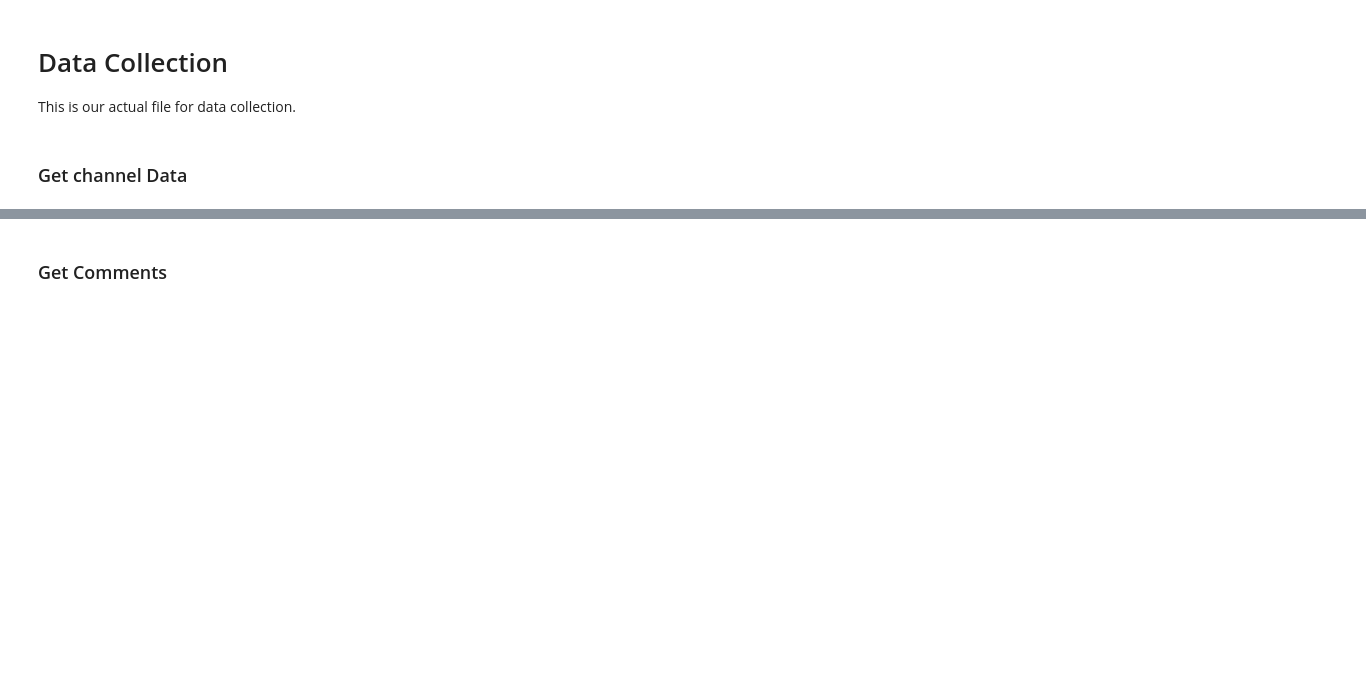
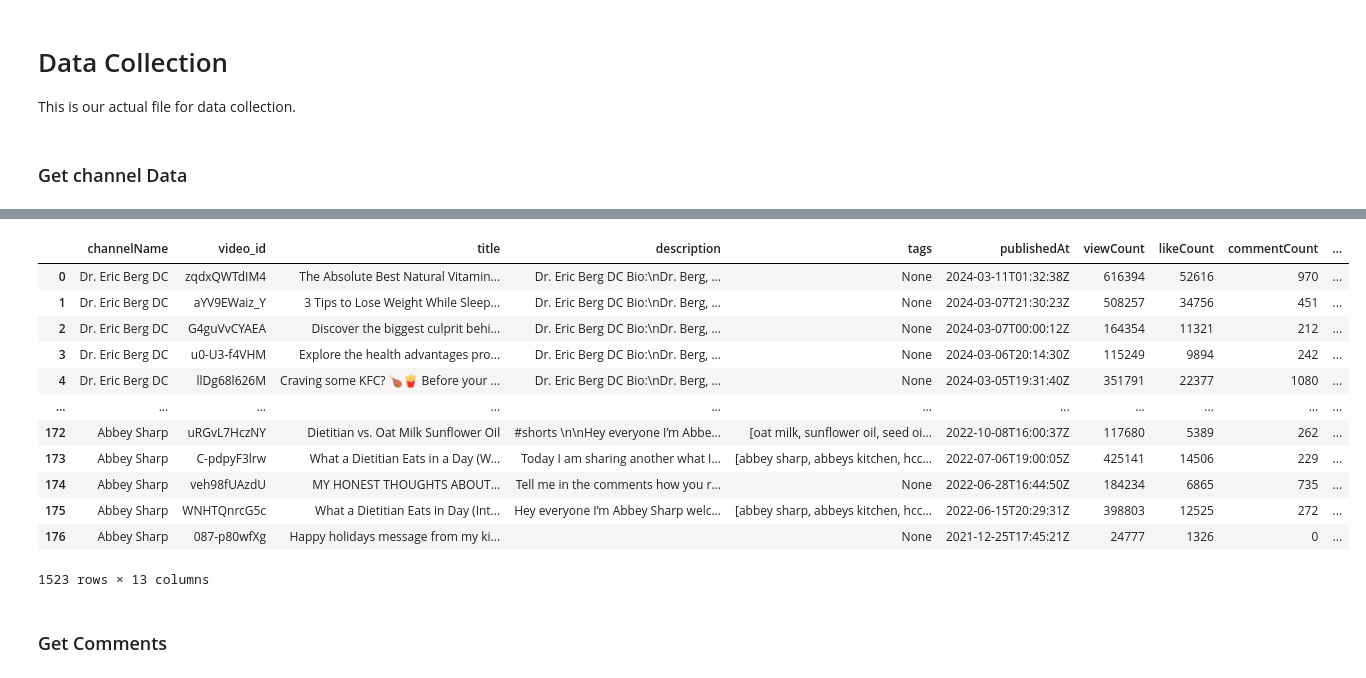
Before and after one commit to rileybaerg/TruthTube, a Jupyter notebook: data-collection.ipynb, the cells around one changed output, grey strips where cells are left out. Drawn from its saved outputs; the diff is of its cells as text; code cells hidden in the pictures; blank space fills up the shorter version.

```diff
--- a/data-collection.ipynb
+++ b/data-collection.ipynb
@@ -117,2 +161,20 @@ inf2_info, inf2_uploads = get_channel_data(inf2_id)
+# %%
+#misinfo+info dataframe
+youtube_df = pd.concat([misinfo_df, info_df], axis=0)
+youtube_df
+# %% [output]
+|  | channelName | video_id | title | description | tags | publishedAt | viewCount | likeCount | commentCount | ... |
+| 0 | Dr. Eric Berg DC | zqdxQWTdIM4 | The Absolute Best Natural Vitamin... | Dr. Eric Berg DC Bio:\nDr. Berg, ... | None | 2024-03-11T01:32:38Z | 616394 | 52616 | 970 | ... |
+| 1 | Dr. Eric Berg DC | aYV9EWaiz_Y | 3 Tips to Lose Weight While Sleep... | Dr. Eric Berg DC Bio:\nDr. Berg, ... | None | 2024-03-07T21:30:23Z | 508257 | 34756 | 451 | ... |
+| 2 | Dr. Eric Berg DC | G4guVvCYAEA | Discover the biggest culprit behi... | Dr. Eric Berg DC Bio:\nDr. Berg, ... | None | 2024-03-07T00:00:12Z | 164354 | 11321 | 212 | ... |
+| 3 | Dr. Eric Berg DC | u0-U3-f4VHM | Explore the health advantages pro... | Dr. Eric Berg DC Bio:\nDr. Berg, ... | None | 2024-03-06T20:14:30Z | 115249 | 9894 | 242 | ... |
+| 4 | Dr. Eric Berg DC | llDg68l626M | Craving some KFC? 🍗🍟 Before your ... | Dr. Eric Berg DC Bio:\nDr. Berg, ... | None | 2024-03-05T19:31:40Z | 351791 | 22377 | 1080 | ... |
+| ... | ... | ... | ... | ... | ... | ... | ... | ... | ... | ... |
+| 172 | Abbey Sharp | uRGvL7HczNY | Dietitian vs. Oat Milk Sunflower Oil | #shorts \n\nHey everyone I’m Abbe... | [oat milk, sunflower oil, seed oi... | 2022-10-08T16:00:37Z | 117680 | 5389 | 262 | ... |
+| 173 | Abbey Sharp | C-pdpyF3lrw | What a Dietitian Eats in a Day (W... | Today I am sharing another what I... | [abbey sharp, abbeys kitchen, hcc... | 2022-07-06T19:00:05Z | 425141 | 14506 | 229 | ... |
+| 174 | Abbey Sharp | veh98fUAzdU | MY HONEST THOUGHTS ABOUT… | Tell me in the comments how you r... | None | 2022-06-28T16:44:50Z | 184234 | 6865 | 735 | ... |
+| 175 | Abbey Sharp | WNHTQnrcG5c | What a Dietitian Eats in Day (Int... | Hey everyone I’m Abbey Sharp welc... | [abbey sharp, abbeys kitchen, hcc... | 2022-06-15T20:29:31Z | 398803 | 12525 | 272 | ... |
+| 176 | Abbey Sharp | 087-p80wfXg | Happy holidays message from my ki... |  | None | 2021-12-25T17:45:21Z | 24777 | 1326 | 0 | ... |
+1523 rows × 13 columns
 # %% [markdown]
 ### Get Comments
```
Also changed, not shown: parts of 5 cells of this notebook.
